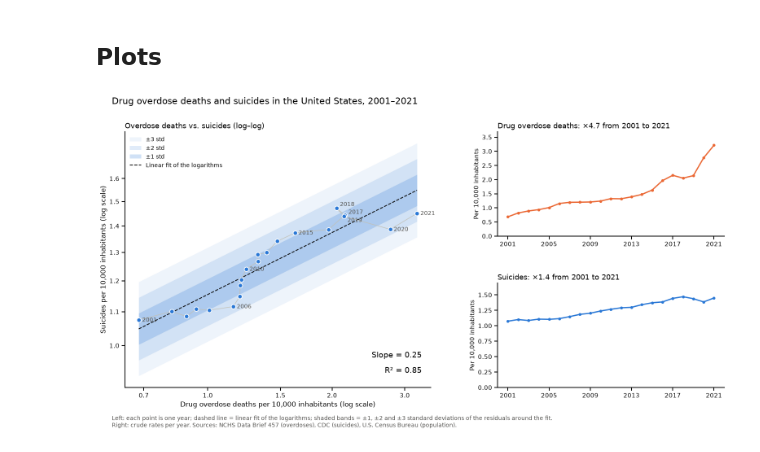
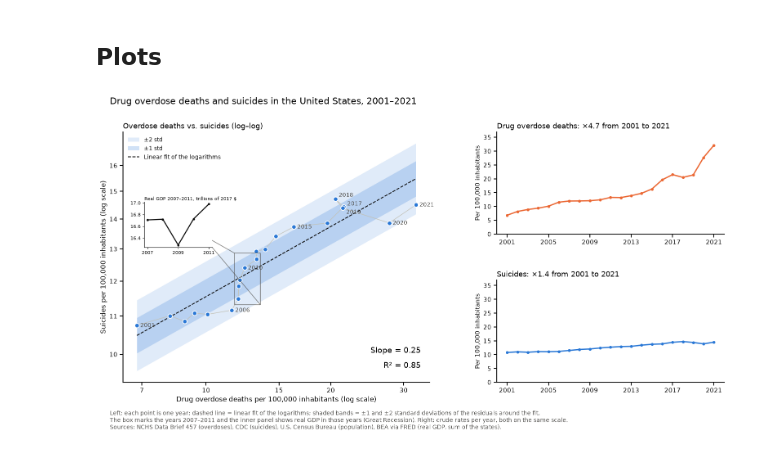
Before and after one commit to Edgarhdzm/Data-analysis-mental-health-and-weather, a Jupyter notebook: notebooks/overdose_suicides_usa.ipynb, the cells around one changed output. Drawn from its saved outputs; the diff is of its cells as text; code cells hidden in the pictures.

```diff
--- a/notebooks/overdose_suicides_usa.ipynb
+++ b/notebooks/overdose_suicides_usa.ipynb
@@ -40,4 +41,5 @@ DUSA = pd.read_csv(PROCESSED / 'usa_suicide_rate.csv')       # suicide deaths by
 # Used in this notebook
 PopUSA = pd.read_csv(PROCESSED / 'usa_population.csv')                  # population by state and year (U.S. Census Bureau)
 OverdoseUSA = pd.read_csv(PROCESSED / 'drug_overdose_us_2001_2021.csv')  # overdose deaths per year (NCHS Data Brief 457)
+GdpUSA = pd.read_csv(PROCESSED / 'usa_real_gdp.csv')                    # real GDP by state and year (BEA via FRED)
 # %% [markdown]
@@ -52,9 +54,12 @@ population = PopUSA.groupby("year")["population"].sum()
 # One table with one row per year
 d = OverdoseUSA.set_index("year").join(suicides).join(population)
 
-# Deaths per 10,000 inhabitants
-d["overdose_per_10k"] = d["deaths_total"] / d["population"] * 10000
-d["suicides_per_10k"] = d["suicides"] / d["population"] * 10000
+# Deaths per 100,000 inhabitants
+d["overdose_per_100k"] = d["deaths_total"] / d["population"] * 100000
+d["suicides_per_100k"] = d["suicides"] / d["population"] * 100000
 
-d[["deaths_total", "suicides", "population", "overdose_per_10k", "suicides_per_10k"]]
+# Real GDP of the US: sum of the 50 states and DC, in trillions of 2017 dollars
+d["real_gdp_trillions"] = GdpUSA.groupby("year")["real_gdp_millions"].sum() / 1e6
+
+d[["deaths_total", "suicides", "population", "overdose_per_100k", "suicides_per_100k"]]
 # %% [output]
@@ -82,8 +87,8 @@ d[["deaths_total", "suicides", "population", "overdose_per_10k", "suicides_per_1
 We fit a straight line to the logarithms of both rates (a power law).
 The slope says how much suicides grow when overdoses grow, and the standard deviation of the residuals says how far the years are from the line.
 # %%
-lx = np.log10(d["overdose_per_10k"])
-ly = np.log10(d["suicides_per_10k"])
+lx = np.log10(d["overdose_per_100k"])
+ly = np.log10(d["suicides_per_100k"])
 
 slope, intercept = np.polyfit(lx, ly, 1)               # straight line in log-log
 r = np.corrcoef(lx, ly)[0, 1]                           # correlation
@@ -116,55 +121,70 @@ ax_su = fig.add_subplot(grid[1, 1])   # bottom right: suicides over time
 ax.set_xscale("log")
 ax.set_yscale("log")
 
-# Fitted line with faded bands of ±1, ±2 and ±3 standard deviations
+# Fitted line with faded bands of ±1 and ±2 standard deviations
 x = np.logspace(lx.min(), lx.max(), 100)
 y = intercept + slope * np.log10(x)
-for k, alpha in [(3, 0.08), (2, 0.14), (1, 0.22)]:
+for k, alpha in [(2, 0.14), (1, 0.22)]:
     ax.fill_between(x, 10 ** (y - k * std), 10 ** (y + k * std), color=BLUE, alpha=alpha, lw=0, label=f"±{k} std", zorder=1)
 ax.plot(x, 10 ** y, color=INK, lw=1.5, ls="--", zorder=2, label="Linear fit of the logarithms")
 
 # One point per year, joined in order
-ax.plot(d["overdose_per_10k"], d["suicides_per_10k"], color="#c3c2b7", lw=1, zorder=3)
-ax.scatter(d["overdose_per_10k"], d["suicides_per_10k"], s=60, color=BLUE, edgecolor="white", lw=1.3, zorder=4)
+ax.plot(d["overdose_per_100k"], d["suicides_per_100k"], color="#c3c2b7", lw=1, zorder=3)
+ax.scatter(d["overdose_per_100k"], d["suicides_per_100k"], s=60, color=BLUE, edgecolor="white", lw=1.3, zorder=4)
 offsets = {2017: (6, 2), 2018: (6, 4), 2019: (6, -10)}
 for year in [2001, 2006, 2010, 2015, 2017, 2018, 2019, 2020, 2021]:
-    ax.annotate(str(year), (d.loc[year, "overdose_per_10k"], d.loc[year, "suicides_per_10k"]),
+    ax.annotate(str(year), (d.loc[year, "overdose_per_100k"], d.loc[year, "suicides_per_100k"]),
                 xytext=offsets.get(year, (6, -3)), textcoords="offset points", fontsize=10, color=INK2, zorder=5)
 
 # Plain numbers on the log axes
-ax.xaxis.set_major_locator(FixedLocator([0.7, 1, 1.5, 2, 3]))
-ax.yaxis.set_major_locator(FixedLocator([1.0, 1.1, 1.2, 1.3, 1.4, 1.5, 1.6]))
+ax.xaxis.set_major_locator(FixedLocator([7, 10, 15, 20, 30]))
+ax.yaxis.set_major_locator(FixedLocator([10, 11, 12, 13, 14, 15, 16]))
 for axis in (ax.xaxis, ax.yaxis):
     axis.set_major_formatter(ScalarFormatter())
     axis.set_minor_locator(NullLocator())
 
 style(ax)
-ax.set_xlabel("Drug overdose deaths per 10,000 inhabitants (log scale)", fontsize=12)
-ax.set_ylabel("Suicides per 10,000 inhabitants (log scale)", fontsize=12)
+ax.set_xlabel("Drug overdose deaths per 100,000 inhabitants (log scale)", fontsize=12)
+ax.set_ylabel("Suicides per 100,000 inhabitants (log scale)", fontsize=12)
 ax.text(0.97, 0.11, f"Slope = {slope:.2f}", transform=ax.transAxes, ha="right", va="bottom", fontsize=14)
 ax.text(0.97, 0.05, f"R² = {r**2:.2f}", transform=ax.transAxes, ha="right", va="bottom", fontsize=14)
 ax.legend(loc="upper left", frameon=False, fontsize=10)
 ax.set_title("Overdose deaths vs. suicides (log–log)", fontsize=13, loc="left")
 
-# Right plots: growth of each rate over time
-for a, col, color, title in [(ax_od, "overdose_per_10k", ORANGE, "Drug overdose deaths"),
-                             (ax_su, "suicides_per_10k", BLUE, "Suicides")]:
+# Inner panel with the real GDP of 2007-2011 (the Great Recession), linked to a box around those years
+crisis = d.loc[2007:2011]
+inset = ax.inset_axes([0.07, 0.54, 0.22, 0.18])   # [left, bottom, width, height] as fractions of the plot
+inset.plot(crisis.index, crisis["real_gdp_trillions"], color=INK, lw=1.8, marker="o", ms=3)
+inset.set_xticks([2007, 2009, 2011])
+inset.tick_params(labelsize=8, length=3)
+inset.set_title("Real GDP 2007–2011, trillions of 2017 $", fontsize=8, loc="left", pad=3)
+for side in ("top", "right"):
+    inset.spines[side].set_visible(False)
+x0, x1 = crisis["overdose_per_100k"].min() * 0.98, crisis["overdose_per_100k"].max() * 1.02
+y0, y1 = crisis["suicides_per_100k"].min() * 0.985, crisis["suicides_per_100k"].max() * 1.015
+ax.indicate_inset([x0, y0, x1 - x0, y1 - y0], inset_ax=inset, edgecolor=INK2, alpha=0.8, lw=1)
+
+# Right plots: growth of each rate over time, both on the same y scale
+ymax = max(d["overdose_per_100k"].max(), d["suicides_per_100k"].max()) * 1.15
+for a, col, color, title in [(ax_od, "overdose_per_100k", ORANGE, "Drug overdose deaths"),
+                             (ax_su, "suicides_per_100k", BLUE, "Suicides")]:
     a.plot(d.index, d[col], color=color, lw=2.2, marker="o", ms=4)
-    a.set_ylim(0, d[col].max() * 1.15)
+    a.set_ylim(0, ymax)
     a.set_xticks(range(2001, 2022, 4))
     style(a)
     growth = d[col].iloc[-1] / d[col].iloc[0]          # how many times it grew from 2001 to 2021
     a.set_title(f"{title}: ×{growth:.1f} from 2001 to 2021", fontsize=13, loc="left")
-    a.set_ylabel("Per 10,000 inhabitants", fontsize=11)
+    a.set_ylabel("Per 100,000 inhabitants", fontsize=11)
 
 fig.suptitle("Drug overdose deaths and suicides in the United States, 2001–2021", fontsize=16, x=0.04, ha="left")
 
 # Caption below the plots
 fig.text(0.04, 0.02,
-         "Left: each point is one year; dashed line = linear fit of the logarithms; shaded bands = ±1, ±2 and ±3 standard deviations of the residuals around the fit.\n"
-         "Right: crude rates per year. Sources: NCHS Data Brief 457 (overdoses), CDC (suicides), U.S. Census Bureau (population).",
+         "Left: each point is one year; dashed line = linear fit of the logarithms; shaded bands = ±1 and ±2 standard deviations of the residuals around the fit.\n"
+         "The box marks the years 2007–2011 and the inner panel shows real GDP in those years (Great Recession). Right: crude rates per year, both on the same scale.\n"
+         "Sources: NCHS Data Brief 457 (overdoses), CDC (suicides), U.S. Census Bureau (population), BEA via FRED (real GDP, sum of the states).",
          fontsize=10, color=INK2, va="bottom")
-fig.subplots_adjust(top=0.88, left=0.06, right=0.98, bottom=0.14)
+fig.subplots_adjust(top=0.88, left=0.06, right=0.98, bottom=0.16)
 plt.show()
 # %% [output]
-[figure, old version]
+[figure, new version]
```
Also changed, not shown: parts of 3 cells of this notebook.
